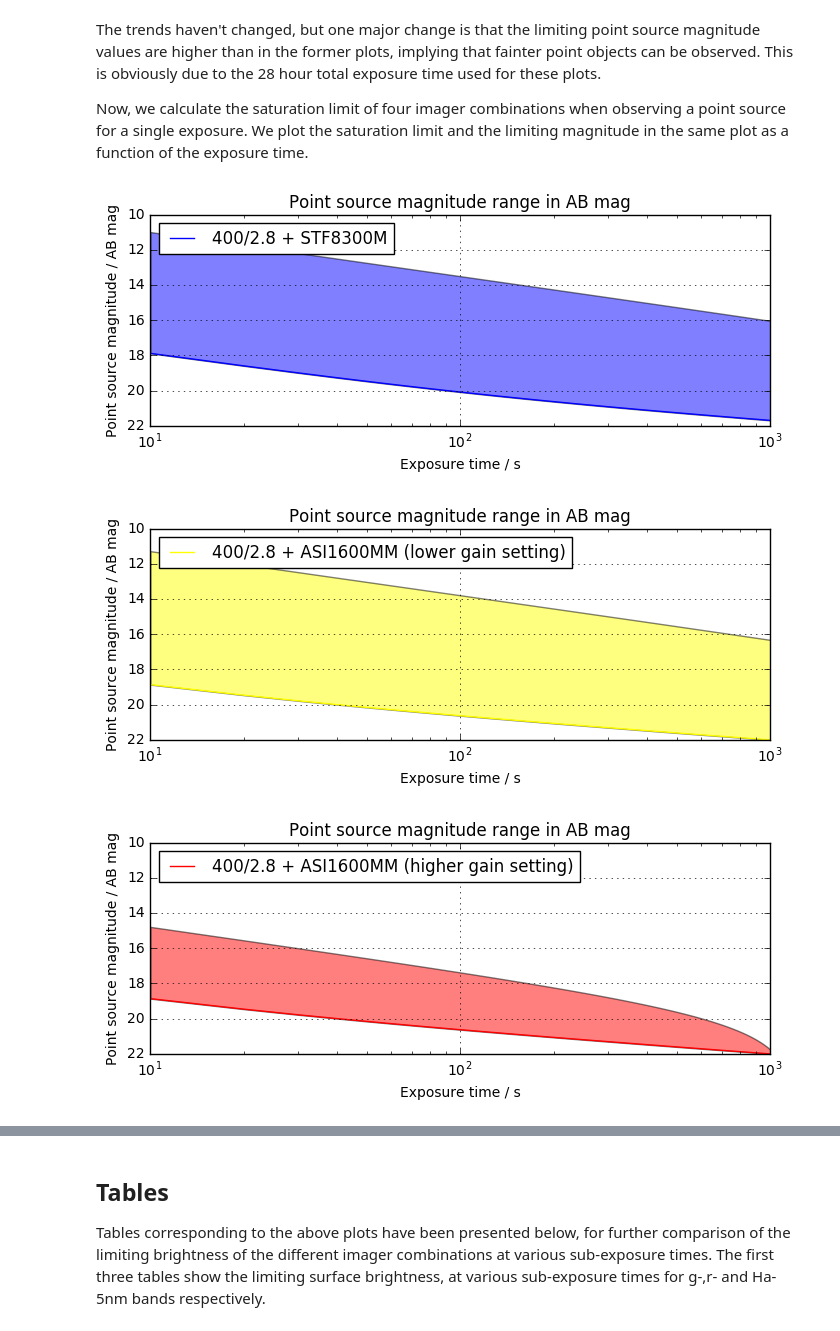
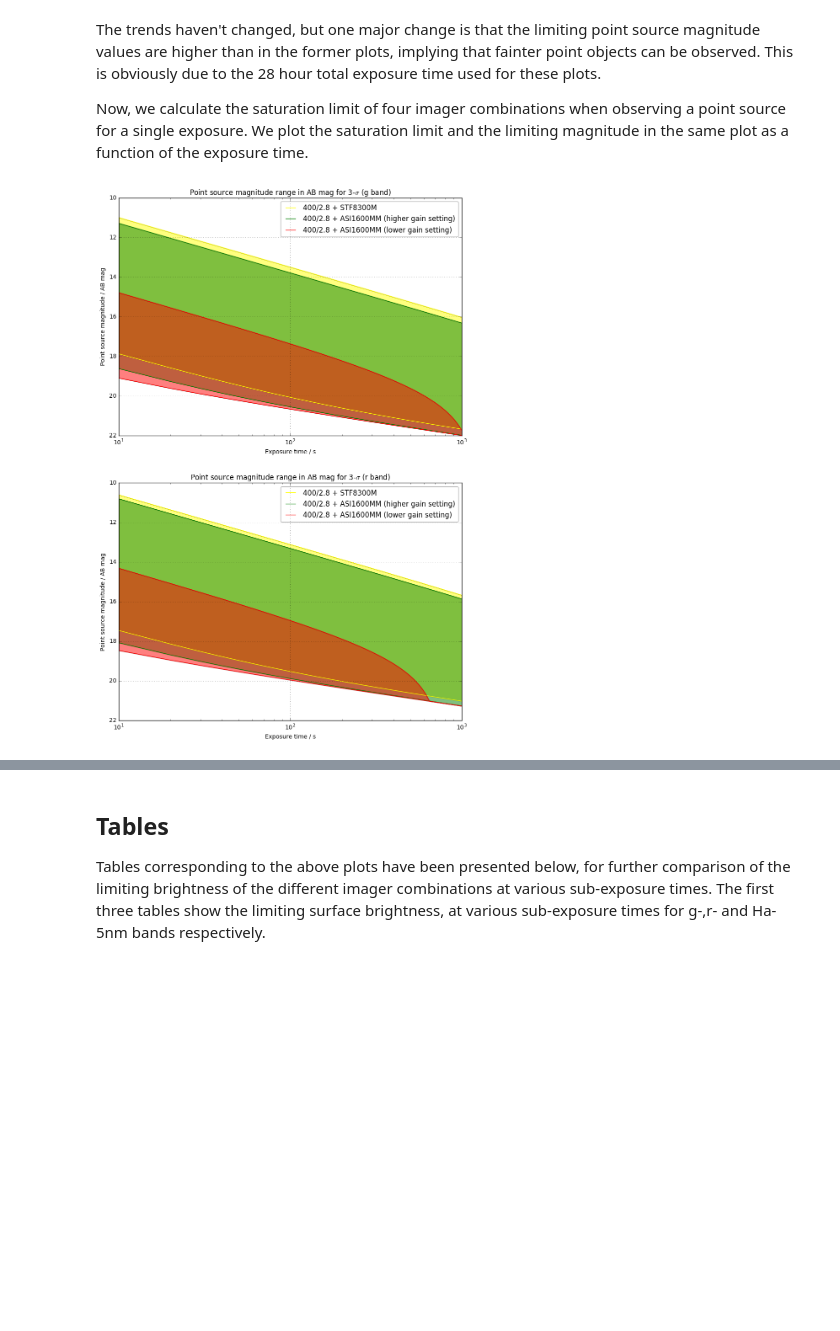
Before and after one commit to AnthonyHorton/signal-to-noise, a Jupyter notebook: Huntsman SNR.ipynb, the cells around one changed output, grey strips where cells are left out. Cells and saved outputs as stored; diff of their text form; code cells hidden in the pictures; blank space fills up the shorter version.

Commit message:
the range plots have been modified.

```diff
--- a/Huntsman SNR.ipynb
+++ b/Huntsman SNR.ipynb
@@ -648,3 +648,21 @@ def range_plot(data1, imager, bit_depth, full_well, gain, exp_time, plot_number,
+# %%
+#Creating new objects in the camera class for the zwo camera with two extreme read noise values
+zwo1 = snr.Camera(pixel_size = 3.8 * u.micron / u.pixel, \
+                 resolution = (4656, 3520) * u.pixel, \
+                 read_noise = 3.65 * u.electron / u.pixel, \
+                 dark_current = darkcur[1] * u.electron / (u.second * u.pixel), \
+                 QE_filename = "resources/ZWO_QE.csv") #the value of the dark current has been approximated
+zwo2 = snr.Camera(pixel_size = 3.8 * u.micron / u.pixel, \
+                 resolution = (4656, 3520) * u.pixel, \
+                 read_noise = 1.3* u.electron / u.pixel, \
+                 dark_current = darkcur[1] * u.electron / (u.second * u.pixel), \
+                 QE_filename = "resources/ZWO_QE.csv") #the value of the dark current has been approximated
+
+#Creating new objects in the imager class corresponding to the new objects in the camera class
+canon_zwo1_g = snr.Imager(canon, zwo1, g_Astrodon, canon_zwo_psf)
+canon_zwo2_g = snr.Imager(canon, zwo2, g_Astrodon, canon_zwo_psf)
+canon_zwo1_r = snr.Imager(canon, zwo1, r_Astrodon, canon_zwo_psf)
+canon_zwo2_r = snr.Imager(canon, zwo2, r_Astrodon, canon_zwo_psf)
 # %%
 #Since we want to calculate the range, we want to use N=1 for the point source limiting magnitude calculations, so we create new variables
 ts, psgt, psgrt, psgit = calculate_limits(canon_sbig_g, 'per pixel', 3.0, exptime, exptime, 1, False)
@@ -653,19 +671,19 @@ ts, psg1t, psgr1t, psgi1t= calculate_limits(canon_fli_g,'per pixel', 3.0, exptim
 ts, psr1t, psrr1t, psri1t = calculate_limits(canon_fli_r,'per pixel', 3.0, exptime, exptime, 1, False)
 ts, psg2t, psgr2t, psgi2t = calculate_limits(rasa_fli_g,'per pixel', 3.0, exptime, exptime, 1, False)
 ts, psr2t, psrr2t, psri2t = calculate_limits(rasa_fli_r,'per pixel', 3.0, exptime, exptime, 1, False)
-ts, psg3t, psgr3t, psgi3t = calculate_limits(canon_zwo_g, 'per pixel', 3.0, exptime, exptime, 1, False)
-ts, psr3t, psrr3t, psri3t = calculate_limits(canon_zwo_r, 'per pixel', 3.0, exptime, exptime, 1, False)
+ts, psg3t, psgr3t, psgi3t = calculate_limits(canon_zwo1_g, 'per pixel', 3.0, exptime, exptime, 1, False)
+ts, psr3t, psrr3t, psri3t = calculate_limits(canon_zwo1_r, 'per pixel', 3.0, exptime, exptime, 1, False)
+ts, psg4t, psgr4t, psgi4t = calculate_limits(canon_zwo2_g, 'per pixel', 3.0, exptime, exptime, 1, False)
+ts, psr4t, psrr4t, psri4t = calculate_limits(canon_zwo2_r, 'per pixel', 3.0, exptime, exptime, 1, False)
 # %%
 #Plotting the range for the different imager combinations for the g band
-range_plot(psgt, canon_sbig_g, 16, 25500 * u.electron, 0.37 * u.electron/u.adu, exptime, 1, 'blue', 0.5, '400/2.8 + STF8300M')
-range_plot(psg3t, canon_zwo_g, 12, 20000* u.electron, 5 * u.electron/u.adu, exptime, 1, 'yellow', 0.5, '400/2.8 + ASI1600MM (lower gain setting)')
-range_plot(psg3t, canon_zwo_g, 12, 650 * u.electron, 0.20 * u.electron/u.adu, exptime, 1, 'red', 0.5, '400/2.8 + ASI1600MM (higher gain setting)')
-range_plot(psrt, canon_sbig_r, 16, 25500 * u.electron, 0.37 * u.electron/u.adu, exptime, 2, 'blue', 0.5, '400/2.8 + STF8300M')
-range_plot(psr3t, canon_zwo_r, 12, 20000* u.electron, 5 * u.electron/u.adu, exptime, 2, 'yellow', 0.5, '400/2.8 + ASI1600MM (lower gain setting)')
-range_plot(psr3t, canon_zwo_r, 12, 650 * u.electron, 0.20 * u.electron/u.adu, exptime, 2, 'red', 0.5, '400/2.8 + ASI1600MM (higher gain setting)')
-
+range_plot(psgt, canon_sbig_g, 16, 25500 * u.electron, 0.37 * u.electron/u.adu, exptime, 1, 'yellow', 0.5, '400/2.8 + STF8300M', 'g band')
+range_plot(psg3t, canon_zwo_g, 12, 20000* u.electron, 5 * u.electron/u.adu, exptime, 1, 'green', 0.5, '400/2.8 + ASI1600MM (higher gain setting)', 'g band')
+range_plot(psg4t, canon_zwo_g, 12, 650 * u.electron, 0.20 * u.electron/u.adu, exptime, 1, 'red', 0.5, '400/2.8 + ASI1600MM (lower gain setting)', 'g band')
+range_plot(psrt, canon_sbig_r, 16, 25500 * u.electron, 0.37 * u.electron/u.adu, exptime, 2, 'yellow', 0.5, '400/2.8 + STF8300M', 'r band')
+range_plot(psr3t, canon_zwo_r, 12, 20000* u.electron, 5 * u.electron/u.adu, exptime, 2, 'green', 0.5, '400/2.8 + ASI1600MM (higher gain setting)', 'r band')
+range_plot(psr4t, canon_zwo_r, 12, 650 * u.electron, 0.20 * u.electron/u.adu, exptime, 2, 'red', 0.5, '400/2.8 + ASI1600MM (lower gain setting)', 'r band')
+plt.gcf().set_size_inches(10.5,16)
 plt.savefig('range_plot.png')
 # %% [output]
-[figure, old version]
+[figure, new version]
-[figure, removed]
-[figure, removed]
```
Also changed, not shown: parts of 7 cells of this notebook, 1 other file.
